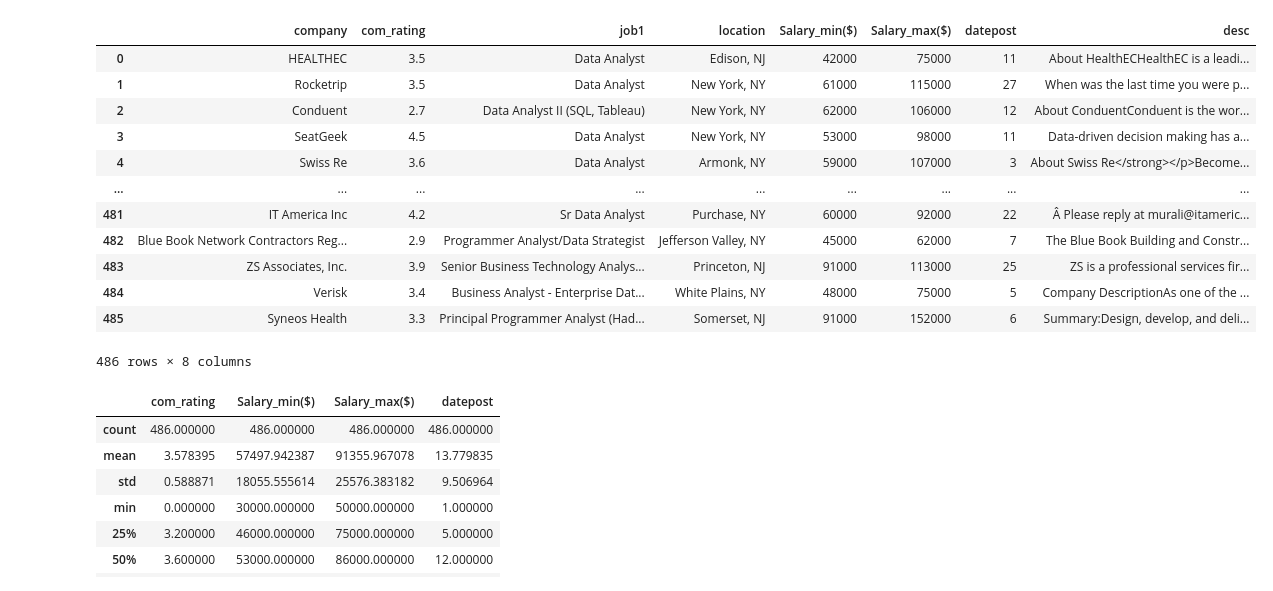
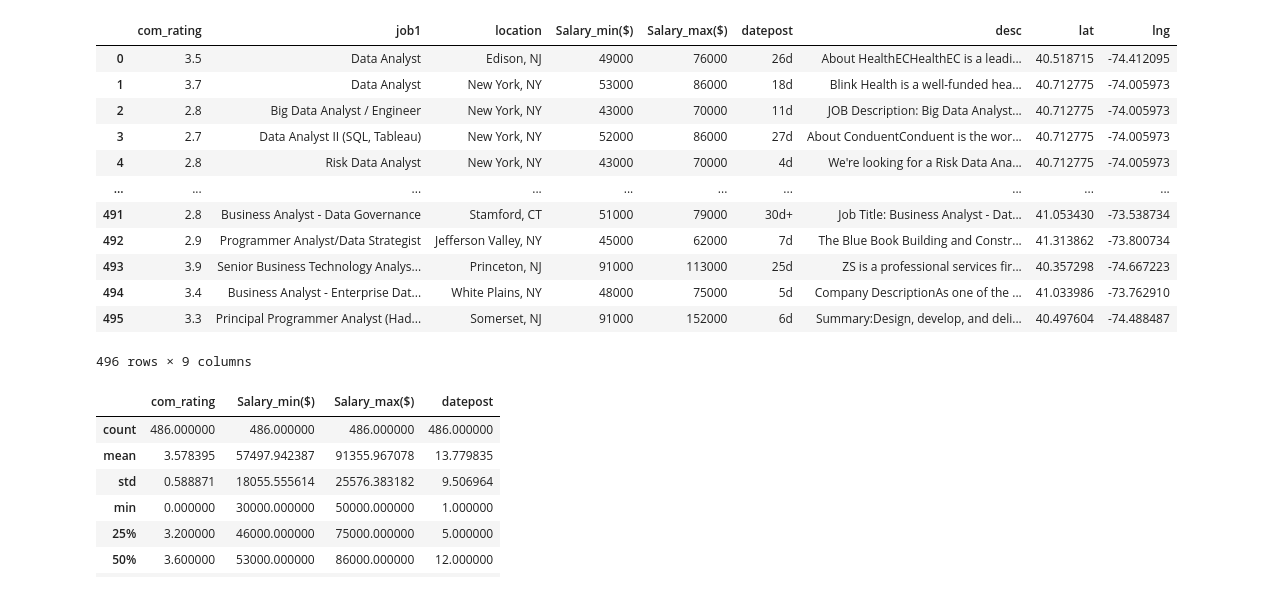
Before and after one commit to Johnnydaszhu/CapStone, a Jupyter notebook: Xgboost for salary predicting nyc.ipynb, the cells around one changed output. Saved outputs shown, nothing was run; the diff lists cells and outputs as text; code cells hidden in the pictures.

```diff
--- a/Xgboost for salary predicting nyc.ipynb
+++ b/Xgboost for salary predicting nyc.ipynb
@@ -4,22 +4,22 @@
 import pandas as pd
 import numpy as np
 # %%
-df_orinal = pd.read_csv('/Users/jz/Downloads/job_data/nyc/2019-11-18_nyc_salary_update.csv')
+df_orinal = pd.read_csv('NYC_df_loc_added.csv',index_col=0)
 df_orinal
 # %% [output]
-|  | company | com_rating | job1 | location | Salary_min($) | Salary_max($) | datepost | desc |
-| 0 | HEALTHEC | 3.5 | Data Analyst | Edison, NJ | 42000 | 75000 | 11 | About HealthECHealthEC is a leadi... |
-| 1 | Rocketrip | 3.5 | Data Analyst | New York, NY | 61000 | 115000 | 27 | When was the last time you were p... |
-| 2 | Conduent | 2.7 | Data Analyst II (SQL, Tableau) | New York, NY | 62000 | 106000 | 12 | About ConduentConduent is the wor... |
-| 3 | SeatGeek | 4.5 | Data Analyst | New York, NY | 53000 | 98000 | 11 | Data-driven decision making has a... |
-| 4 | Swiss Re | 3.6 | Data Analyst | Armonk, NY | 59000 | 107000 | 3 | About Swiss Re</strong></p>Become... |
-| ... | ... | ... | ... | ... | ... | ... | ... | ... |
-| 481 | IT America Inc | 4.2 | Sr Data Analyst | Purchase, NY | 60000 | 92000 | 22 | Â Please reply at murali@itameric... |
-| 482 | Blue Book Network Contractors Reg... | 2.9 | Programmer Analyst/Data Strategist | Jefferson Valley, NY | 45000 | 62000 | 7 | The Blue Book Building and Constr... |
-| 483 | ZS Associates, Inc. | 3.9 | Senior Business Technology Analys... | Princeton, NJ | 91000 | 113000 | 25 | ZS is a professional services fir... |
-| 484 | Verisk | 3.4 | Business Analyst - Enterprise Dat... | White Plains, NY | 48000 | 75000 | 5 | Company DescriptionAs one of the ... |
-| 485 | Syneos Health | 3.3 | Principal Programmer Analyst (Had... | Somerset, NJ | 91000 | 152000 | 6 | Summary:Design, develop, and deli... |
+|  | com_rating | job1 | location | Salary_min($) | Salary_max($) | datepost | desc | lat | lng |
+| 0 | 3.5 | Data Analyst | Edison, NJ | 49000 | 76000 | 26d | About HealthECHealthEC is a leadi... | 40.518715 | -74.412095 |
+| 1 | 3.7 | Data Analyst | New York, NY | 53000 | 86000 | 18d | Blink Health is a well-funded hea... | 40.712775 | -74.005973 |
+| 2 | 2.8 | Big Data Analyst / Engineer | New York, NY | 43000 | 70000 | 11d | JOB Description: Big Data Analyst... | 40.712775 | -74.005973 |
+| 3 | 2.7 | Data Analyst II (SQL, Tableau) | New York, NY | 52000 | 86000 | 27d | About ConduentConduent is the wor... | 40.712775 | -74.005973 |
+| 4 | 2.8 | Risk Data Analyst | New York, NY | 43000 | 70000 | 4d | We're looking for a Risk Data Ana... | 40.712775 | -74.005973 |
+| ... | ... | ... | ... | ... | ... | ... | ... | ... | ... |
+| 491 | 2.8 | Business Analyst - Data Governance | Stamford, CT | 51000 | 79000 | 30d+ | Job Title: Business Analyst - Dat... | 41.053430 | -73.538734 |
+| 492 | 2.9 | Programmer Analyst/Data Strategist | Jefferson Valley, NY | 45000 | 62000 | 7d | The Blue Book Building and Constr... | 41.313862 | -73.800734 |
+| 493 | 3.9 | Senior Business Technology Analys... | Princeton, NJ | 91000 | 113000 | 25d | ZS is a professional services fir... | 40.357298 | -74.667223 |
+| 494 | 3.4 | Business Analyst - Enterprise Dat... | White Plains, NY | 48000 | 75000 | 5d | Company DescriptionAs one of the ... | 41.033986 | -73.762910 |
+| 495 | 3.3 | Principal Programmer Analyst (Had... | Somerset, NJ | 91000 | 152000 | 6d | Summary:Design, develop, and deli... | 40.497604 | -74.488487 |
-486 rows × 8 columns
+496 rows × 9 columns
 # %%
 df_orinal['com_rating'] = df_orinal['com_rating'].fillna(0)
 df_orinal['location'] = df_orinal['location'].fillna(0)
```
Also changed, not shown: parts of 5 cells of this notebook, 19 other files.
